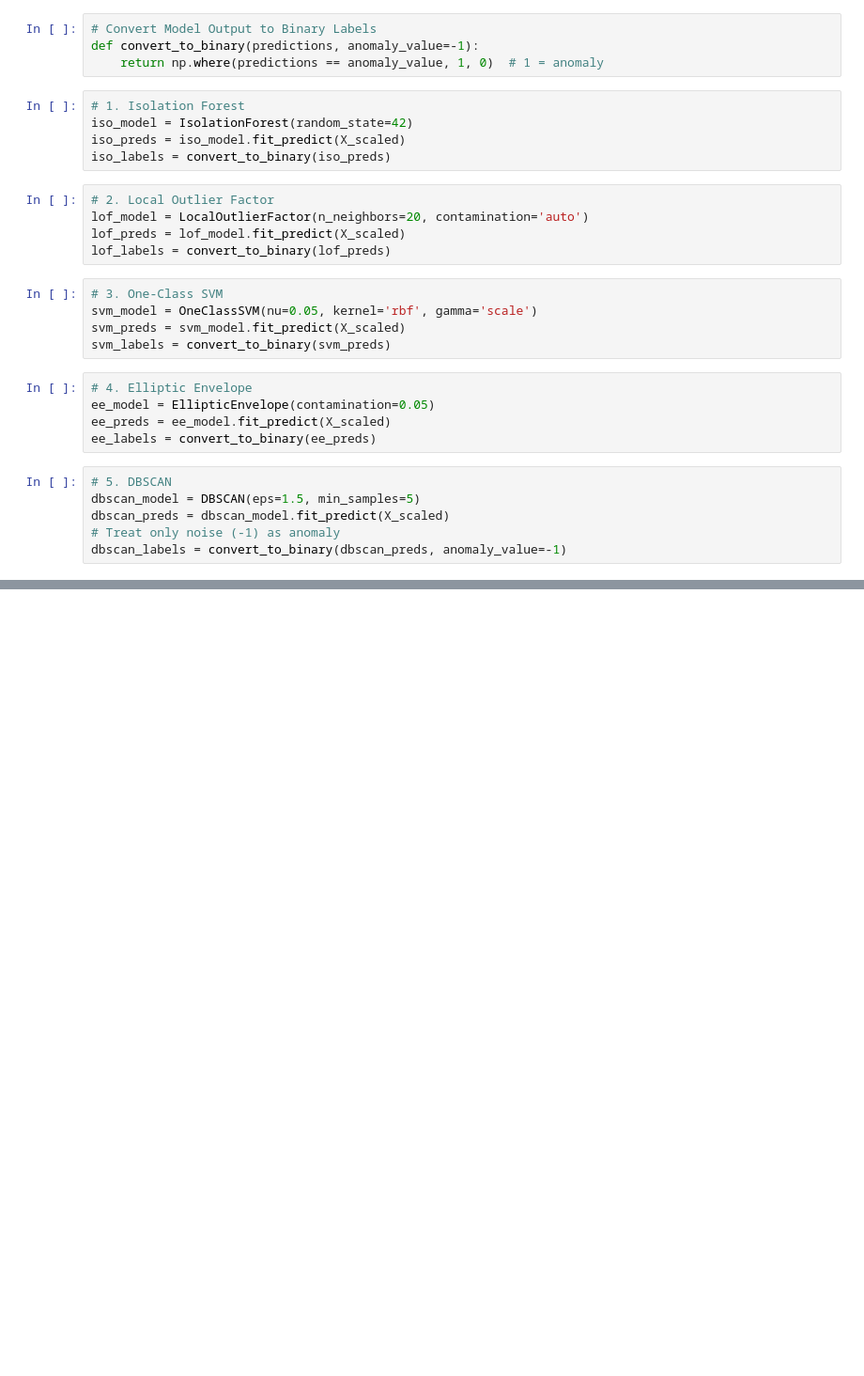
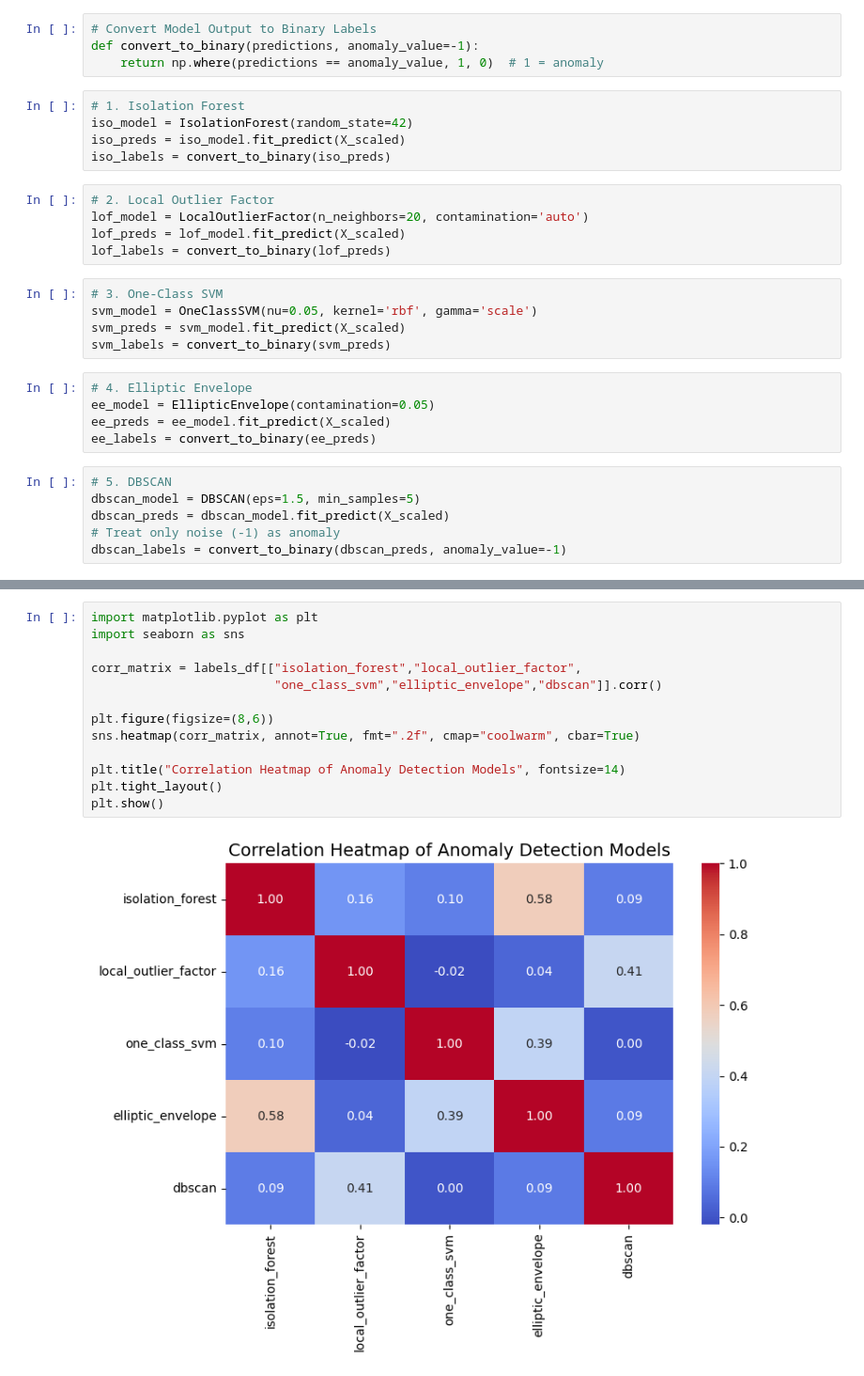
Before and after one commit to AditiShastri/Log-Anomaly, a Jupyter notebook: unsupervisedlabelling/unsupervised_labelling.ipynb, the cells around one changed output, grey strips where cells are left out. Shown at 94% size. Saved outputs shown, nothing was run; the diff lists cells and outputs as text; blank space fills up the shorter version.

```diff
--- a/unsupervisedlabelling/unsupervised_labelling.ipynb
+++ b/unsupervisedlabelling/unsupervised_labelling.ipynb
@@ -108,0 +141,15 @@ Saved to 'unsupervised_labels_with_majority.csv'
+# %%
+import matplotlib.pyplot as plt
+import seaborn as sns
+
+corr_matrix = labels_df[["isolation_forest","local_outlier_factor",
+                         "one_class_svm","elliptic_envelope","dbscan"]].corr()
+
+plt.figure(figsize=(8,6))
+sns.heatmap(corr_matrix, annot=True, fmt=".2f", cmap="coolwarm", cbar=True)
+
+plt.title("Correlation Heatmap of Anomaly Detection Models", fontsize=14)
+plt.tight_layout()
+plt.show()
+# %% [output]
+[figure, added]
```
Also changed, not shown: parts of 6 cells of this notebook.
